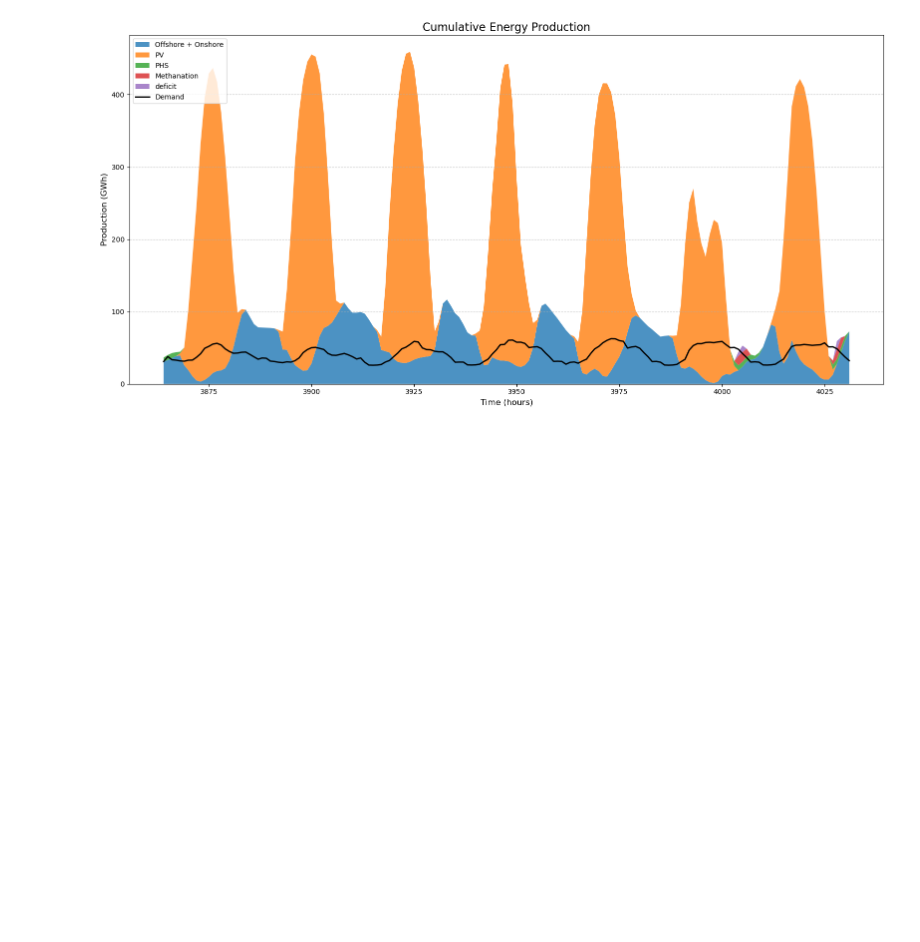
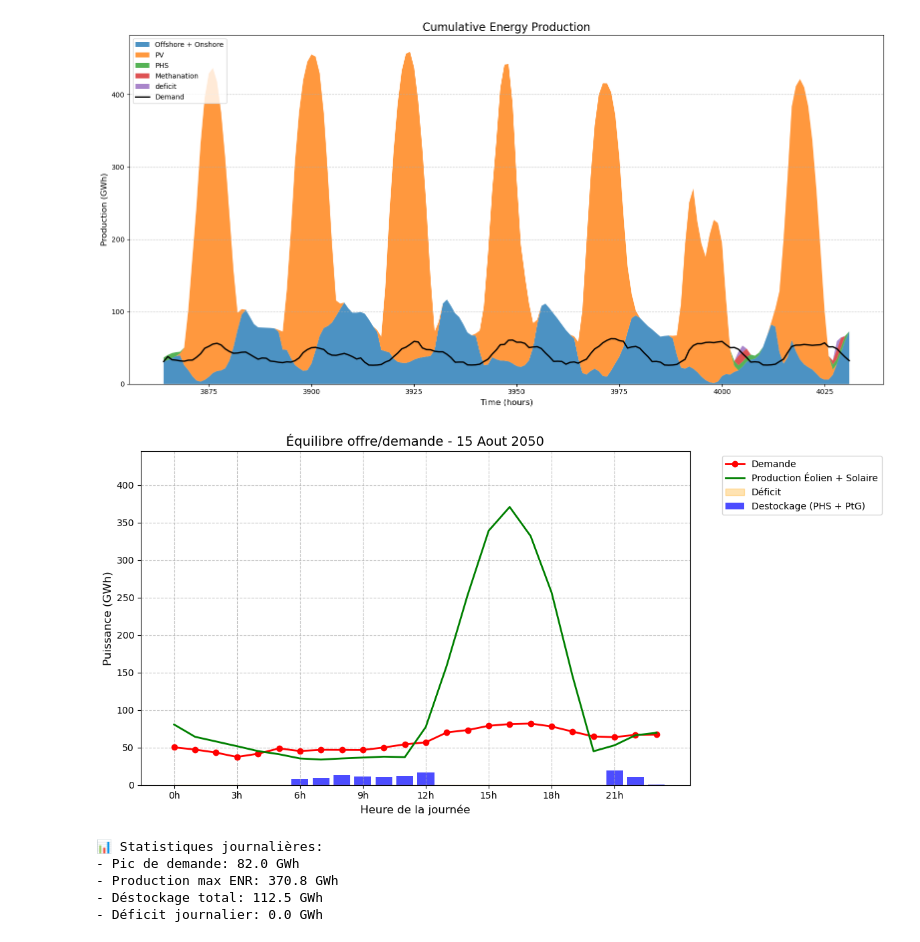
Before and after one commit to saraesk116/projet_optimisation, a Jupyter notebook: Code/test_quirion.ipynb, the cells around one changed output. Drawn from its saved outputs; the diff is of its cells as text; code cells hidden in the pictures; blank space fills up the shorter version.

```diff
--- a/Code/test_quirion.ipynb
+++ b/Code/test_quirion.ipynb
@@ -600,3 +602,63 @@ plt.tight_layout()
 plt.show()
 # %% [output]
 [figure]
+# %%
+# Sélection d'un jour d'été (ex: 15 août)
+jour = 15  # Jour dans le mois d'août
+T_plot = 212+ 24 * (jour - 1)  # Calcul de l'index horaire (0-based)
+
+plt.figure(figsize=(12, 6))
+
+# Demande et production
+plt.plot(np.arange(24), demand[T_plot:T_plot+24],
+         label='Demande', color='red', linewidth=2, marker='o')
+plt.plot(np.arange(24),
+         (p_solar[T_plot:T_plot+24] + p_wind[T_plot:T_plot+24]),
+         label='Production Éolien + Solaire', color='green', linewidth=2)
+
+# Déstockage
+plt.bar(np.arange(24),
+        destock_ddp[T_plot:T_plot+24],
+        label='Destockage (PHS + PtG)', color='blue', alpha=0.7)
+phs_destock = [phs_efficiency * phs_out_ddp[t] for t in range(T)]
+ptg_destock = [ptg_efficiency * ptg_out_ddp[t] for t in range(T)]
+#plt.bar(np.arange(24), phs_destock[T_plot:T_plot+24],
+#        label='Destockage PHS', color='royalblue', alpha=0.8)
+#plt.bar(np.arange(24), ptg_destock[T_plot:T_plot+24],
+#        bottom=phs_destock[T_plot:T_plot+24],
+#        label='Destockage PtG', color='darkorange', alpha=0.8)
+
+# Déficit (en transparence)
+plt.fill_between(np.arange(24),
+                 deficit_ddp[T_plot:T_plot+24],
+                 color='orange', alpha=0.3, label='Déficit')
+
+# Personnalisation avancée
+plt.title(f'Équilibre offre/demande - 15 Aout 2050', fontsize=14)
+plt.xlabel('Heure de la journée', fontsize=12)
+plt.ylabel('Puissance (GWh)', fontsize=12)
+plt.xticks(np.arange(0, 24, 3), [f"{h}h" for h in range(0, 24, 3)])
+plt.grid(True, linestyle='--', alpha=0.7)
+plt.legend(bbox_to_anchor=(1.05, 1), loc='upper left')
+
+# Ajustement dynamique des axes
+ymax = max(demand[T_plot:T_plot+24].max(),
+          (p_solar + p_wind)[T_plot:T_plot+24].max()) * 1.2
+plt.ylim(0, ymax)
+
+plt.tight_layout()
+plt.show()
+
+# Statistiques journalières
+print("📊 Statistiques journalières:")
+print(f"- Pic de demande: {demand[T_plot:T_plot+24].max():.1f} GWh")
+print(f"- Production max ENR: {(p_solar + p_wind)[T_plot:T_plot+24].max():.1f} GWh")
+print(f"- Déstockage total: {sum(destock_ddp[T_plot:T_plot+24]):.1f} GWh")
+print(f"- Déficit journalier: {sum(deficit_ddp[T_plot:T_plot+24]):.1f} GWh")
+# %% [output]
+[figure, added]
+📊 Statistiques journalières:
+- Pic de demande: 82.0 GWh
+- Production max ENR: 370.8 GWh
+- Déstockage total: 112.5 GWh
+- Déficit journalier: 0.0 GWh
```
Also changed, not shown: parts of 4 cells of this notebook.
